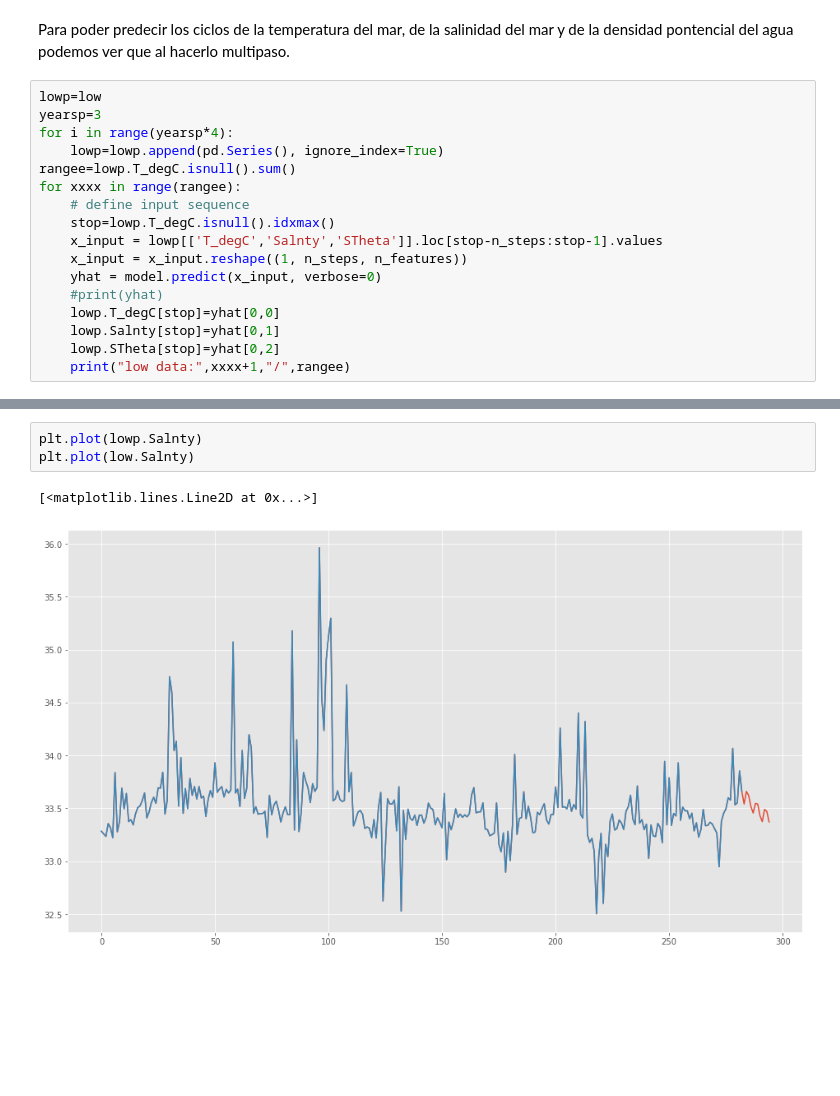
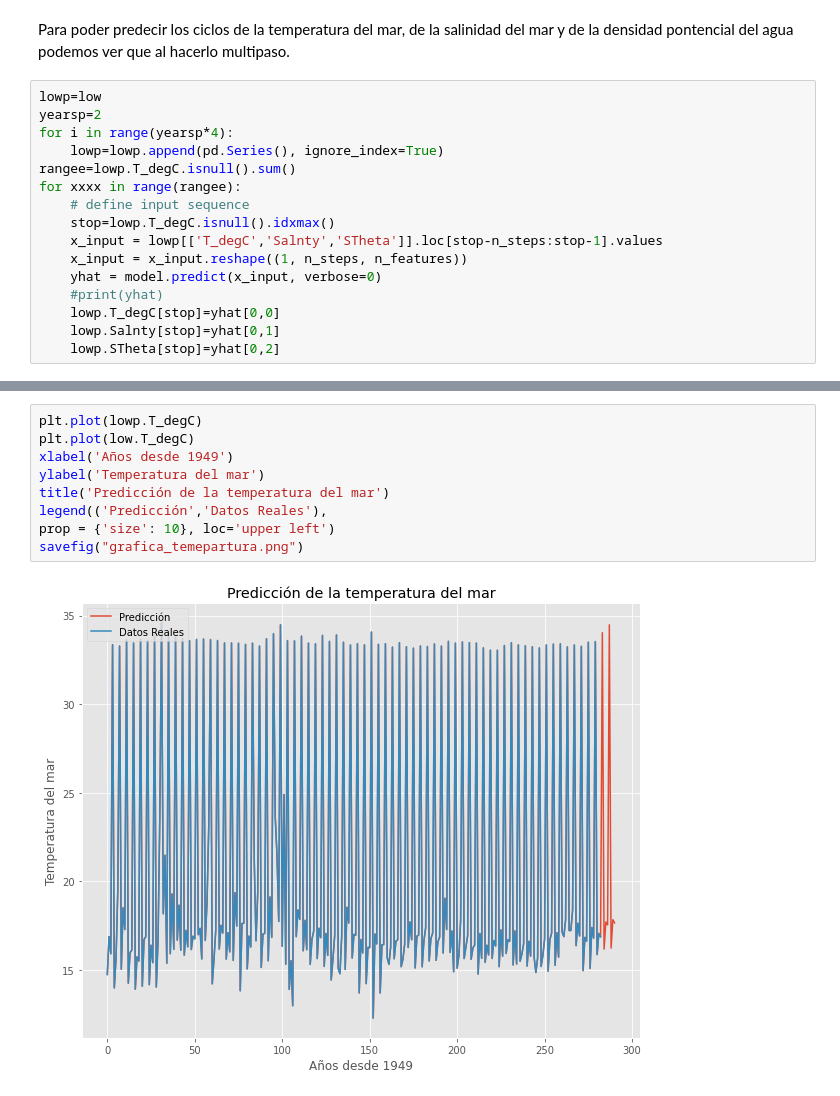
Before and after one commit to Lmdela/Trabajo-de-Mineria-de-Datos, a Jupyter notebook: Redes_LSTM.ipynb, the cells around one changed output, grey strips where cells are left out. Drawn from its saved outputs; the diff is of its cells as text; blank space fills up the shorter version.

```diff
--- a/Redes_LSTM.ipynb
+++ b/Redes_LSTM.ipynb
@@ -182,7 +209,7 @@ Test RMSE STheta: 0.444
 Para poder predecir los ciclos de la  temperatura del mar, de la salinidad del mar y de la densidad pontencial del agua podemos ver que al hacerlo multipaso.
 # %%
 lowp=low
-yearsp=3
+yearsp=2
 for i in range(yearsp*4):
     lowp=lowp.append(pd.Series(), ignore_index=True)
 rangee=lowp.T_degC.isnull().sum()
@@ -196,4 +223,3 @@ for xxxx in range(rangee):
     lowp.T_degC[stop]=yhat[0,0]
     lowp.Salnty[stop]=yhat[0,1]
     lowp.STheta[stop]=yhat[0,2]
-    print("low data:",xxxx+1,"/",rangee)
@@ -225,6 +226,11 @@ plt.plot(low.STheta)
-# %%
-plt.plot(lowp.Salnty)
-plt.plot(low.Salnty)
-# %% [output]
-[<matplotlib.lines.Line2D at 0x...>]
-[figure, removed]
+# %%
+plt.plot(lowp.T_degC)
+plt.plot(low.T_degC)
+xlabel('Años desde 1949')
+ylabel('Temperatura del mar')
+title('Predicción de la temperatura del mar')
+legend(('Predicción','Datos Reales'),
+prop = {'size': 10}, loc='upper left')
+savefig("grafica_temepartura.png")
+# %% [output]
+[figure, added]
```
Also changed, not shown: parts of 16 cells of this notebook.
